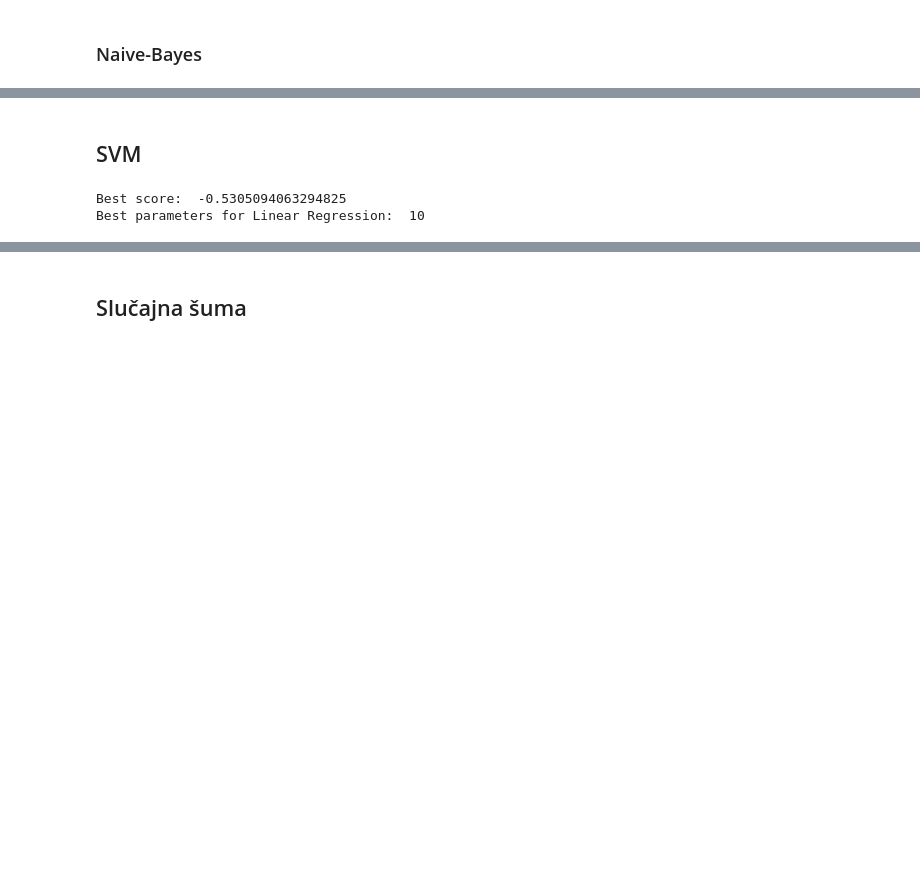
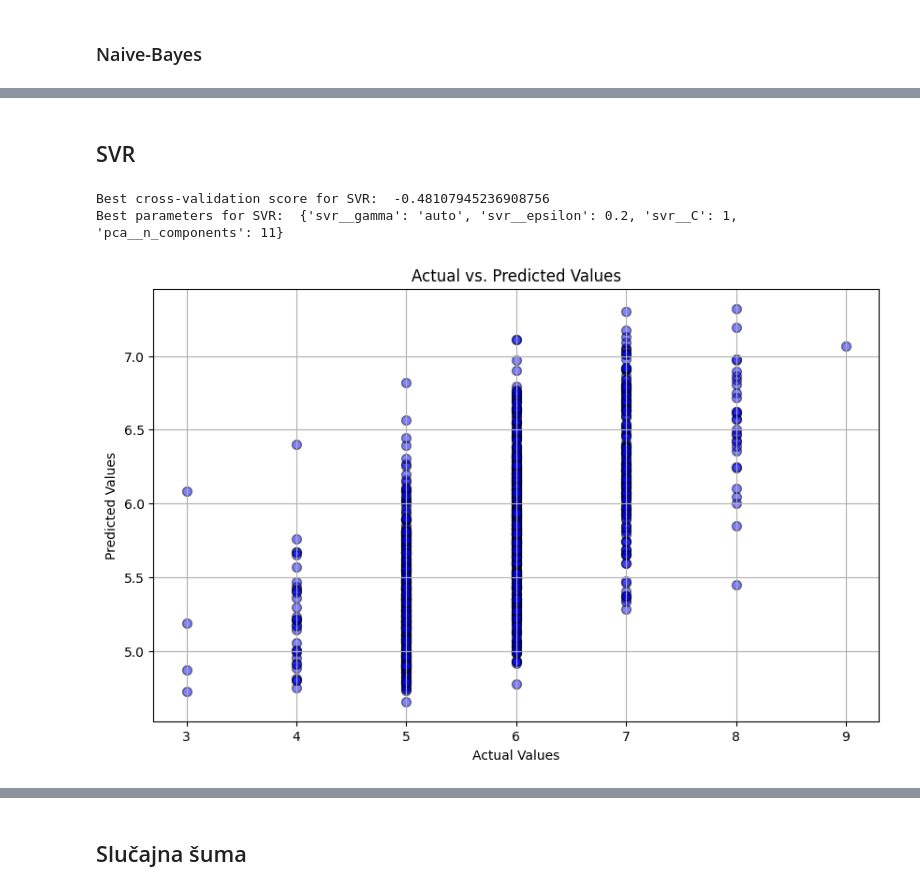
Before and after one commit to isidora00/ML_StudyBuddy, a Jupyter notebook: Vina.ipynb, the cells around one changed output, grey strips where cells are left out. Drawn from its saved outputs; the diff is of its cells as text; code cells hidden in the pictures; blank space fills up the shorter version.

```diff
--- a/Vina.ipynb
+++ b/Vina.ipynb
@@ -178,26 +277,35 @@ Best parameters for Linear Regression:  8
 # %% [markdown]
-## SVM
+## SVR
 # %%
-#Hiperparametri
-pipeline_svm = Pipeline([
+# Hiperparametri
+pipeline_svr = Pipeline([
+    ('scalar', StandardScaler()),
     ('pca', PCA()),
     ('svr', SVR())
 ])
 
-param_grid_svm = {
-    'pca__n_components': [1, 2, 3, 4, 5, 6, 7, 8, 9, 10, 11],
-    'svr__C': [0.1, 1, 10, 100],
-    'svr__epsilon': [0.01, 0.1, 0.2, 0.5],
+param_grid_svr = {
+    'pca__n_components': [8, 9, 10, 11],
+    'svr__C': [0.01 ,0.1, 1, 10, 100],
+    'svr__epsilon': [0.01, 0.1, 0.2, 1],
     'svr__gamma' : ['scale','auto']
 }
 # %%
-#Unakrsna validacija
-grid_search_svm = model_selection.GridSearchCV(pipeline_svm, param_grid_svm, cv=5, scoring='neg_mean_squared_error', n_jobs=-1)
-grid_search_svm.fit(X_train, y_train)
-best_model_svm = grid_search_svm.best_score_
+# Unakrsna validacija
+grid_search_svr = model_selection.RandomizedSearchCV(pipeline_svr, param_grid_svr, n_iter = 50, cv=3, scoring='neg_mean_squared_error', n_jobs=-1)
+grid_search_svr.fit(X_train, y_train)
+best_model_svr = grid_search_svr.best_score_
 
-print("Best score: ",best_model_svm)
-print("Best parameters for Linear Regression: ", grid_search_svm.best_params_['pca__n_components'])
+print("Best cross-validation score for SVR: ",best_model_svr)
+print("Best parameters for SVR: ", grid_search_svr.best_params_)
 # %% [output]
-Best score:  -0.5305094063294825
-Best parameters for Linear Regression:  10
+Best cross-validation score for SVR:  -0.48107945236908756
+Best parameters for SVR:  {'svr__gamma': 'auto', 'svr__epsilon': 0.2, 'svr__C': 1, 'pca__n_components': 11}
+# %%
+# Predikcija ciljne promenljive na validacionom skupu koristeći najbolji model
+best_model_svr = grid_search_svr.best_estimator_
+y_val_pred_svr = best_model_svr.predict(X_val)
+# %%
+plot_predicted_actual_values(y_val,y_val_pred_svr)
+# %% [output]
+[figure, added]
```
Also changed, not shown: parts of 45 cells of this notebook, 2 other files.
